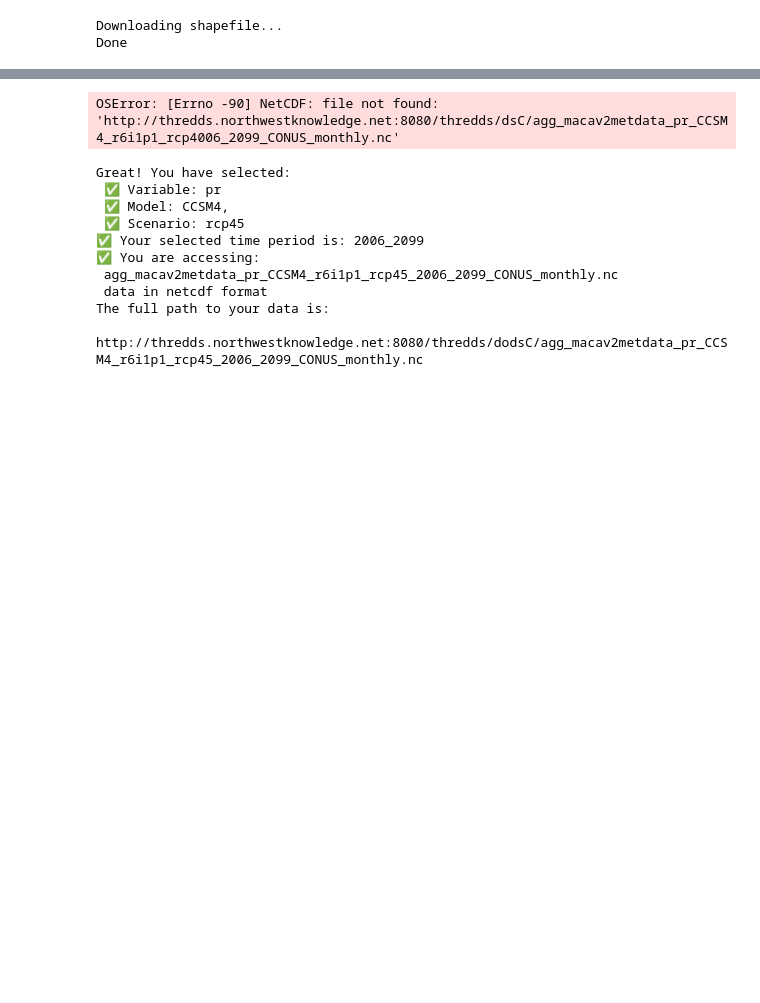
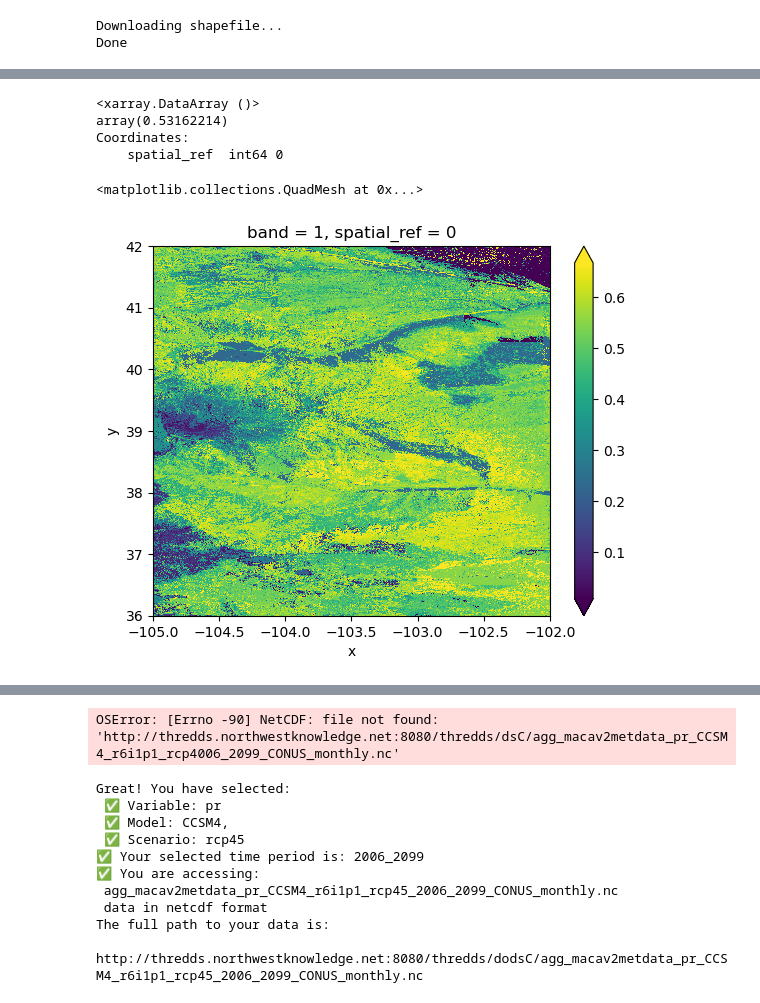
Before and after one commit to pth6570/earth-analytics-intro-final, a Jupyter notebook: final.ipynb, the cells around one changed output, grey strips where cells are left out. Saved outputs shown, nothing was run; the diff lists cells and outputs as text; code cells hidden in the pictures; blank space fills up the shorter version.

```diff
--- a/final.ipynb
+++ b/final.ipynb
@@ -162,11 +78,0 @@ mean_ph_lat4142_lon-103-102.tif is already downloaded
-# %%
-# https://www.geeksforgeeks.org/python-list-files-in-a-directory/
-# Adapted from Multispectral Analysis assignment
-
-# Download and Merge Soil tif data
-tif_paths = glob(os.path.join(soil_path, '*.tif'))
-tif_paths
-das = [rxr.open_rasterio(tif, masked=True) for tif in tif_paths]
-merged_soil_da = rxrmerge.merge_arrays(das)
-
-merged_soil_da
@@ -236,0 +423,5 @@ aoi_clip_slope = aoi_slope.rio.clip(select_grassland_gdf.geometry)
+# %%
+# Ideal soil ph of 4.8 to 8.0 (https://www.nrcs.usda.gov/plantmaterials/etpmcpg13196.pdf); mean of this range is 6.4
+diff_soil_da = abs(6.4 - merged_soil_da)
+test = (diff_soil_da - diff_soil_da.min()) / (diff_soil_da.max()-diff_soil_da.min())
+test
@@ -236,0 +448,14 @@ aoi_clip_slope = aoi_slope.rio.clip(select_grassland_gdf.geometry)
+# %%
+soil_cutpt = (1.6 - diff_soil_da.min()) / (diff_soil_da.max() - diff_soil_da.min())
+
+soil_cutpt
+# %% [output]
+<xarray.DataArray ()>
+array(0.53162214)
+Coordinates:
+    spatial_ref  int64 0
+# %%
+test.plot(robust=True)
+# %% [output]
+<matplotlib.collections.QuadMesh at 0x...>
+[figure, added]
```
Also changed, not shown: parts of 40 cells of this notebook.
